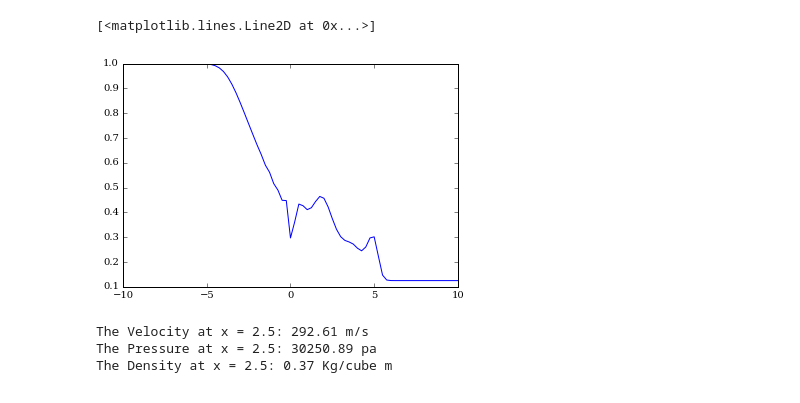
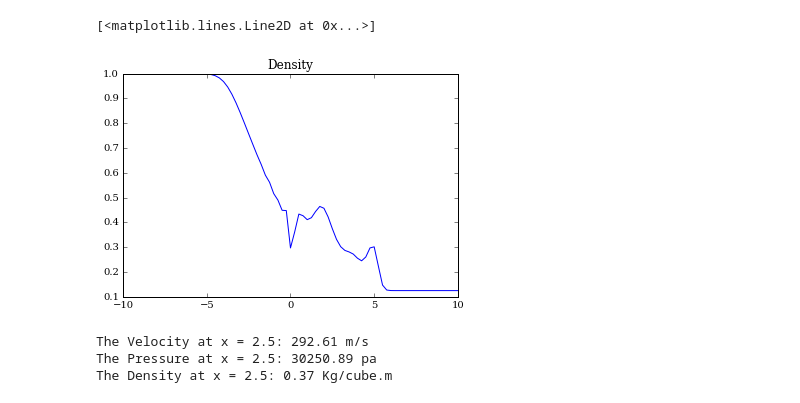
Before and after one commit to rambandaru/MAE6286, a Jupyter notebook: Assignments/Sod_shock_tube.ipynb, the cells around one changed output. Drawn from its saved outputs; the diff is of its cells as text; code cells hidden in the pictures.

```diff
--- a/Assignments/Sod_shock_tube.ipynb
+++ b/Assignments/Sod_shock_tube.ipynb
@@ -82,17 +77,17 @@ pyplot.plot(x,0.4*(u[2,:]-u[1,:]**2/u[0,:]))
 # %%
-pyplot.figure()
+pyplot.title('Density')
 pyplot.plot(x,u[0,:])
 # %% [output]
 [<matplotlib.lines.Line2D at 0x...>]
-[figure, old version]
+[figure, new version]
 # %%
 index=numpy.where(x==2.5)
 print ('The Velocity at x = 2.5:', "%.2f" %(u[1,index]/u[0,index]),'m/s')
 
 print ('The Pressure at x = 2.5:', "%.2f" %(0.4*(u[2,index]-0.5*u[1,index]**2/u[0,index])),'pa')
 
-print ('The Density at x = 2.5:', "%.2f" %(u[0,index]),'Kg/cube m')
+print ('The Density at x = 2.5:', "%.2f" %(u[0,index]),'Kg/cube.m')
 # %% [output]
 The Velocity at x = 2.5: 292.61 m/s
 The Pressure at x = 2.5: 30250.89 pa
-The Density at x = 2.5: 0.37 Kg/cube m
+The Density at x = 2.5: 0.37 Kg/cube.m
```
Also changed, not shown: parts of 3 cells of this notebook.
